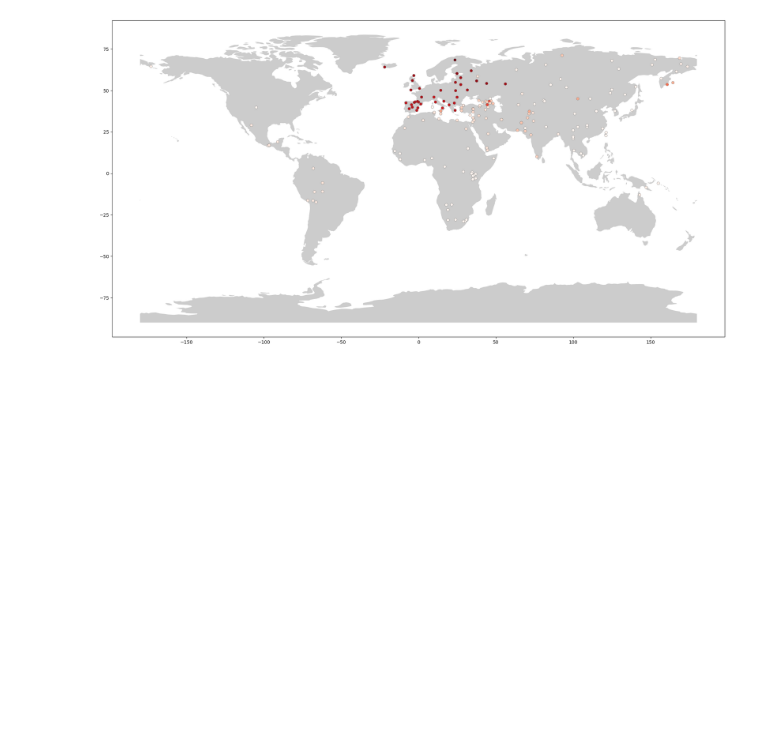
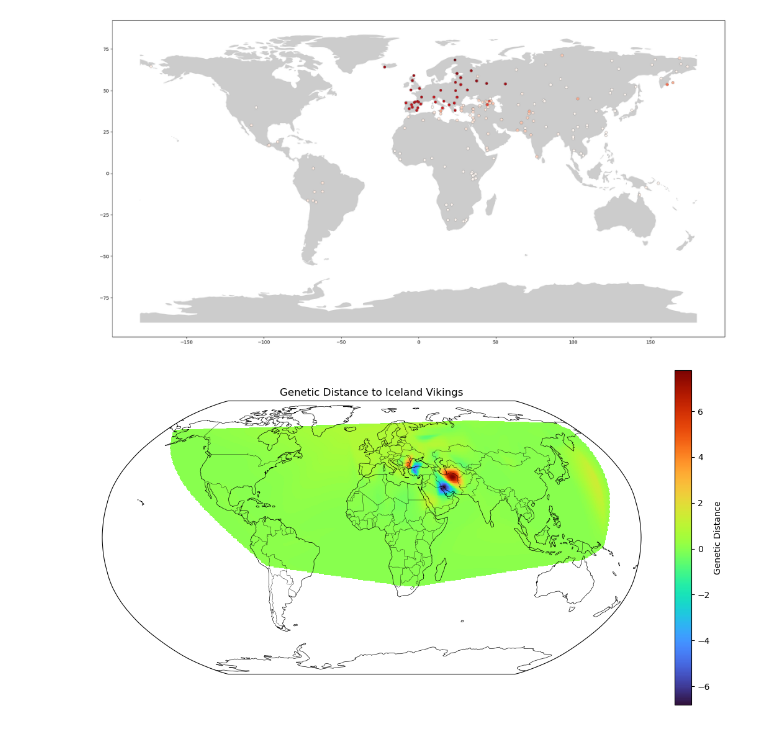
Before and after one commit to XintianL8347/Population-genetics-heatmap, a Jupyter notebook: test.ipynb, the cells around one changed output. Saved outputs shown, nothing was run; the diff lists cells and outputs as text; code cells hidden in the pictures; blank space fills up the shorter version.

```diff
--- a/test.ipynb
+++ b/test.ipynb
@@ -84,2 +113,46 @@ plugins.HeatMap(heat_data).add_to(map)
 
 map.save("test.html")
+# %%
+import numpy as np
+from scipy.interpolate import griddata
+
+# Grid covering world
+lon_grid = np.linspace(-180, 180, 500)
+lat_grid = np.linspace(-60, 85, 300)
+grid_lon, grid_lat = np.meshgrid(lon_grid, lat_grid)
+
+# Interpolate
+grid_z = griddata(
+    points=(gdf["Long"], gdf["Lat"]),
+    values=gdf["Dist"],
+    xi=(grid_lon, grid_lat),
+    method="cubic"   # smoothest
+)
+# %%
+import matplotlib.pyplot as plt
+import cartopy.crs as ccrs
+import cartopy.feature as cfeature
+
+fig = plt.figure(figsize=(14,7))
+ax = plt.axes(projection=ccrs.Robinson())  # nice world projection
+
+# Heat surface
+heat = ax.pcolormesh(
+    grid_lon, grid_lat, grid_z,
+    transform=ccrs.PlateCarree(),
+    cmap="turbo",          # similar to your image
+    shading="auto"
+)
+
+# Map styling
+ax.add_feature(cfeature.LAND, facecolor="none")
+ax.add_feature(cfeature.COASTLINE, linewidth=0.5)
+ax.add_feature(cfeature.BORDERS, linewidth=0.3)
+ax.set_global()
+
+plt.colorbar(heat, label="Genetic Distance")
+plt.title("Genetic Distance to Iceland Vikings")
+
+plt.show()
+# %% [output]
+[figure, added]
```
Also changed, not shown: parts of 8 cells of this notebook, 1 other file.
